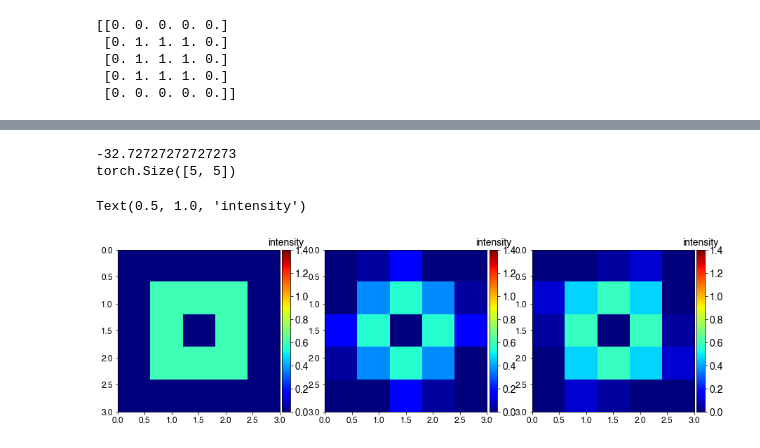
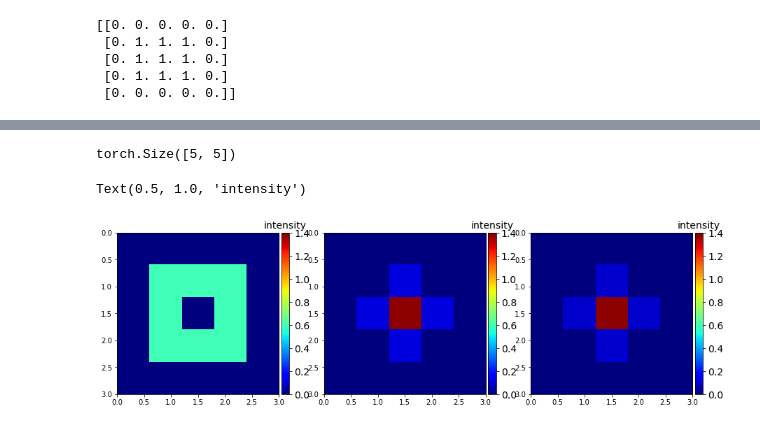
Before and after one commit to hpphappy/FL_tomography, a Jupyter notebook: 2D_FL_microscopy_pytorch/2D_FL_microscopy_dsp.ipynb, the cells around one changed output, grey strips where cells are left out. Cells and saved outputs as stored; diff of their text form; code cells hidden in the pictures.

```diff
--- a/2D_FL_microscopy_pytorch/2D_FL_microscopy_dsp.ipynb
+++ b/2D_FL_microscopy_pytorch/2D_FL_microscopy_dsp.ipynb
@@ -326,16 +328,16 @@ def rotate(arr, theta):
 
     return q
 # %%
-theta_ls = - np.linspace(0, 180, 12)
+theta_ls = - np.linspace(0, 180, 5)
 K_map = np.load(os.path.join(save_path1 , "grid_concentration.npy"))
 
-K_map_45_1 = sp_rotate(K_map, theta_ls[2], axes=(1, 2), reshape=False, order=1)[0]
+K_map_45_1 = sp_rotate(K_map, theta_ls[1], axes=(1, 2), reshape=False, order=1)[3]
 
 
 K_map_tc = tc.from_numpy(np.load(os.path.join(save_path1 , "grid_concentration.npy")).astype(np.float32))
 K_map_tc = tc.unsqueeze(K_map_tc,1)
 
-K_map_45_2 = rotate(K_map_tc, tc.tensor(theta_ls[2], dtype=tc.float32))[0,0]
+K_map_45_2 = rotate(K_map_tc, tc.tensor(theta_ls[1], dtype=tc.float32))[3,0]
 print(K_map_45_2.shape)
 
 
@@ -356,32 +358,31 @@ ticks = np.array([0, 0.2, 0.4, 0.6, 0.8, 1.0, 1.2, 1.4])
 cbar = fig7.colorbar(pos, cax=cax, ticks=ticks)
 cbar.ax.tick_params(labelsize=14)
 cbar.ax.set_title('intensity', size='14')
 
 fig7_ax2 = fig7.add_subplot(gs7[0,1])
 pos = fig7_ax2.imshow(K_map_45_1, cmap='jet', vmin=0, vmax=1.4, extent=[0, 3, 3, 0], origin='upper')
 # fig7_ax2.axis('off')
 divider = make_axes_locatable(fig7_ax2)
 cax = divider.append_axes("right", size="5%", pad=0.05)
 ticks = np.array([0, 0.2, 0.4, 0.6, 0.8, 1.0, 1.2, 1.4])
 cbar = fig7.colorbar(pos, cax=cax, ticks=ticks)
 cbar.ax.tick_params(labelsize=14)
 cbar.ax.set_title('intensity', size='14')
 
 fig7_ax3 = fig7.add_subplot(gs7[0,2])
 pos = fig7_ax3.imshow(K_map_45_2, cmap='jet', vmin=0, vmax=1.4, extent=[0, 3, 3, 0], origin='upper')
 # fig7_ax3.axis('off')
 divider = make_axes_locatable(fig7_ax3)
 cax = divider.append_axes("right", size="5%", pad=0.05)
 ticks = np.array([0, 0.2, 0.4, 0.6, 0.8, 1.0, 1.2, 1.4])
 cbar = fig7.colorbar(pos, cax=cax, ticks=ticks)
 cbar.ax.tick_params(labelsize=14)
 cbar.ax.set_title('intensity', size='14')
 
 # print(K_map_45_2)
 # print(K_map_45_1)
 # print(K_map[4])
 # %% [output]
--32.72727272727273
 torch.Size([5, 5])
 Text(0.5, 1.0, 'intensity')
-[figure, old version]
+[figure, new version]
```
Also changed, not shown: parts of 7 cells of this notebook, 20 other files.
